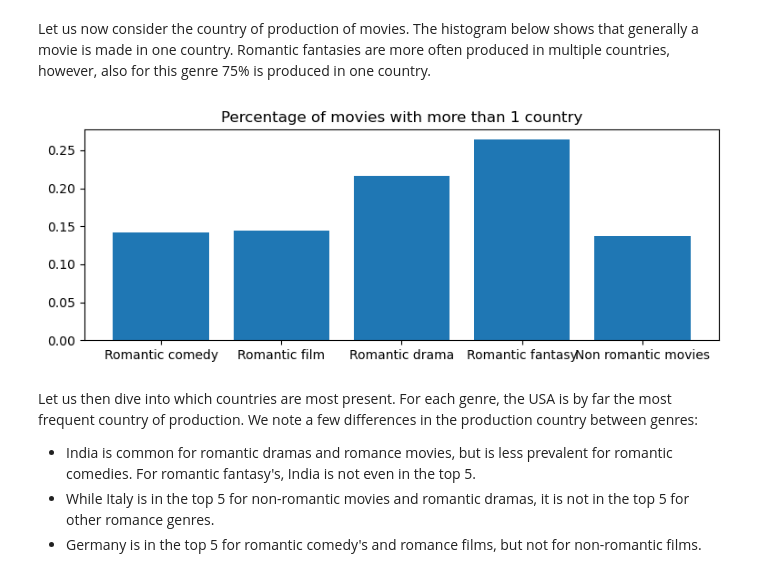
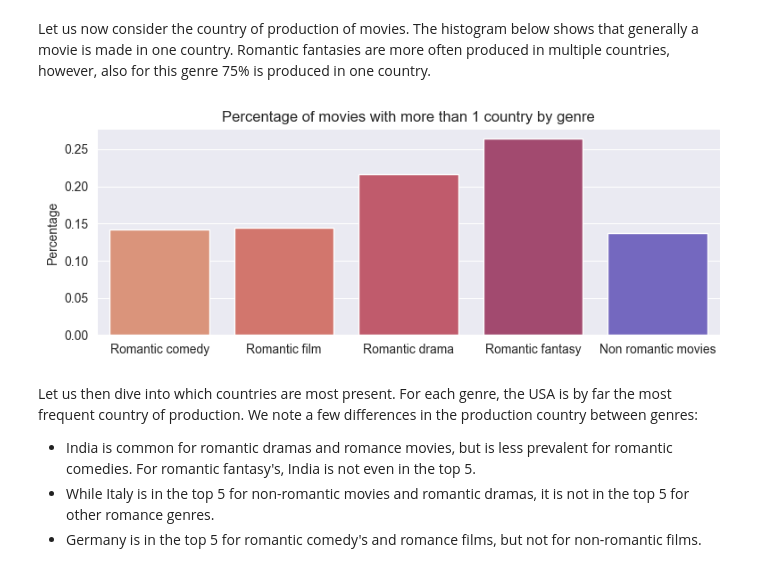
Before and after one commit to epfl-ada/ada-2022-project-toestewbrr, a Jupyter notebook: general_analysis.ipynb, the cells around one changed output. Cells and saved outputs as stored; diff of their text form; code cells hidden in the pictures.

```diff
--- a/general_analysis.ipynb
+++ b/general_analysis.ipynb
@@ -184,11 +188,15 @@ genre_counts = {k: v for k, v in sorted(
     genre_counts.items(), key=lambda item: item[1], reverse=True)}
 genre_counts = {k: genre_counts[k] for k in list(genre_counts)[:10]}
 
-# Plot histogram with top 10 most common genres
+
+# Plot histogram with top 10 most common genres using seaborn
 plt.figure(figsize=(8, 3))
-plt.bar(genre_counts.keys(), genre_counts.values())
+sns.barplot(x=list(genre_counts.keys()), y=list(genre_counts.values()))
 plt.xticks(rotation=90)
 plt.title('Top 10 most common genres')
+sns.set_palette("flare")
+sns.set_style('darkgrid')
+plt.ylabel('Number of movies')
 plt.show()
 # %% [output]
 Number of unique genres:  363
@@ -297,18 +314,20 @@ Let us then analyze the runtime of romantic and non-romantic movies. We note thr
 - Non-romantic movies have a slightly lower runtime on average. There is a second peak in the density around 0-25 minutes. This corresponds to short movies, which were most present in the early 20th century.
 - Among the longer movies, romantic dramas are most present. This genre thus has relatively many long movies.
 # %%
-ax = sns.kdeplot(romantic_comedy['Runtime'], color='blue')
-ax = sns.kdeplot(romantic_drama['Runtime'], color='green')
-ax = sns.kdeplot(romantic_film['Runtime'], color='red')
-ax = sns.kdeplot(romantic_fantasy['Runtime'], color='orange')
+ax = sns.kdeplot(romantic_comedy['Runtime'])
+ax = sns.kdeplot(romantic_drama['Runtime'])
+ax = sns.kdeplot(romantic_film['Runtime'])
+ax = sns.kdeplot(romantic_fantasy['Runtime'])
 
 #remove runtime over 200 for non romantic movies
 non_romance_movies = non_romance_movies[non_romance_movies['Runtime'] < 200]
 
-ax = sns.kdeplot(non_romance_movies['Runtime'], color='purple')
+ax = sns.kdeplot(non_romance_movies['Runtime'], color='blue')
 ax.set_xlim(0, 200)
 ax.legend(['Romantic comedy', 'Romantic drama', 'Romance Film',
           'Romantic fantasy', 'Non romantic movies'])
 plt.title('Runtime distribution')
+sns.set_style('darkgrid')
+sns.set_palette('flare')
 plt.show()
 # %% [output]
@@ -320,14 +339,17 @@ Next, we discuss the box office revenue of romantic and non-romantic movies. Spe
 - Romantic fantasy movies generate a higher revenue, on average. However, we note that there are only 72 romantic fantasy's in the dataset, which is a small sample. In this sample, there are several blockbusters, such as twilight (which is the prime example of the absence of a direct relation between revenue and quality).
 - Romantic comedies yield a slightly higher revenue than romantic dramas, romance films and non-romantic movies.
 # %%
-ax = sns.kdeplot(romantic_comedy['Box office revenue'], log_scale=True, color='blue')
-ax = sns.kdeplot(romantic_drama['Box office revenue'], log_scale=True, color='green')
-ax = sns.kdeplot(romantic_film['Box office revenue'], log_scale=True, color='red')
-ax = sns.kdeplot(romantic_fantasy['Box office revenue'], log_scale=True, color='orange')
-ax = sns.kdeplot(non_romance_movies['Box office revenue'], log_scale=True, color='purple')
+ax = sns.kdeplot(romantic_comedy['Box office revenue'], log_scale=True)
+ax = sns.kdeplot(romantic_drama['Box office revenue'], log_scale=True)
+ax = sns.kdeplot(romantic_film['Box office revenue'], log_scale=True)
+ax = sns.kdeplot(romantic_fantasy['Box office revenue'], log_scale=True)
+ax = sns.kdeplot(non_romance_movies['Box office revenue'], log_scale=True, color='slateblue')
+colors = [line.get_color() for line in ax.get_lines()]
 ax.legend(['Romantic comedy', 'Romantic drama', 'Romance Film', 'Romantic fantasy', 'Non romantic movies'])
 plt.title('Box office revenue distribution by genre')
 plt.xlabel('Revenue (USD)')
 plt.ylabel('Density')
+sns.set_style('darkgrid')
+sns.set_palette('flare')
 plt.show()
 # %% [output]
@@ -339,20 +361,23 @@ Let us now consider the country of production of movies. The histogram below sho
 # %%
 # Store number of countries for each movie
 get_countries = lambda x: len(x) if type(x) == list else np.nan
 romantic_comedy['number_countries'] = romantic_comedy['Countries'].apply(get_countries)
 romantic_fantasy['number_countries'] = romantic_fantasy['Countries'].apply(get_countries)
 romantic_film['number_countries'] = romantic_film['Countries'].apply(get_countries)
 romantic_drama['number_countries'] = romantic_drama['Countries'].apply(get_countries)
 non_romance_movies['number_countries'] = non_romance_movies['Countries'].apply(get_countries)
 
 #Plot percentage of movies with more than 1 country, for romantic genres and non-romantic movies
 plt.figure(figsize=(9, 3))
-plt.bar(['Romantic comedy', 'Romantic film', 'Romantic drama', 'Romantic fantasy', 'Non romantic movies'], [
-        romantic_comedy[romantic_comedy['number_countries'] > 1].shape[0]/romantic_comedy.shape[0], romantic_film[romantic_film['number_countries'] > 1].shape[0]/romantic_film.shape[0], romantic_drama[romantic_drama['number_countries'] > 1].shape[0]/romantic_drama.shape[0], romantic_fantasy[romantic_fantasy['number_countries'] > 1].shape[0]/romantic_fantasy.shape[0], non_romance_movies[non_romance_movies['number_countries'] > 1].shape[0]/non_romance_movies.shape[0]])
-plt.title('Percentage of movies with more than 1 country')
+sns.barplot(x=['Romantic comedy', 'Romantic film', 'Romantic drama', 'Romantic fantasy', 'Non romantic movies'], y=[
+                romantic_comedy[romantic_comedy['number_countries'] > 1].shape[0]/romantic_comedy.shape[0], romantic_film[romantic_film['number_countries'] > 1].shape[0]/romantic_film.shape[0], romantic_drama[romantic_drama['number_countries'] > 1].shape[0]/romantic_drama.shape[0], romantic_fantasy[romantic_fantasy['number_countries'] > 1].shape[0]/romantic_fantasy.shape[0], non_romance_movies[non_romance_movies['number_countries'] > 1].shape[0]/non_romance_movies.shape[0]],
+                palette=colors)
+plt.title('Percentage of movies with more than 1 country by genre')
+plt.ylabel('Percentage')
+sns.set_style('darkgrid')
 plt.show()
 # %% [output]
-[figure, old version]
+[figure, new version]
 # %% [markdown]
 Let us then dive into which countries are most present. For each genre, the USA is by far the most frequent country of production. We note a few differences in the production country between genres:
 - India is common for romantic dramas and romance movies, but is less prevalent for romantic comedies. For romantic fantasy's, India is not even in the top 5.
```
Also changed, not shown: parts of 15 cells of this notebook.
